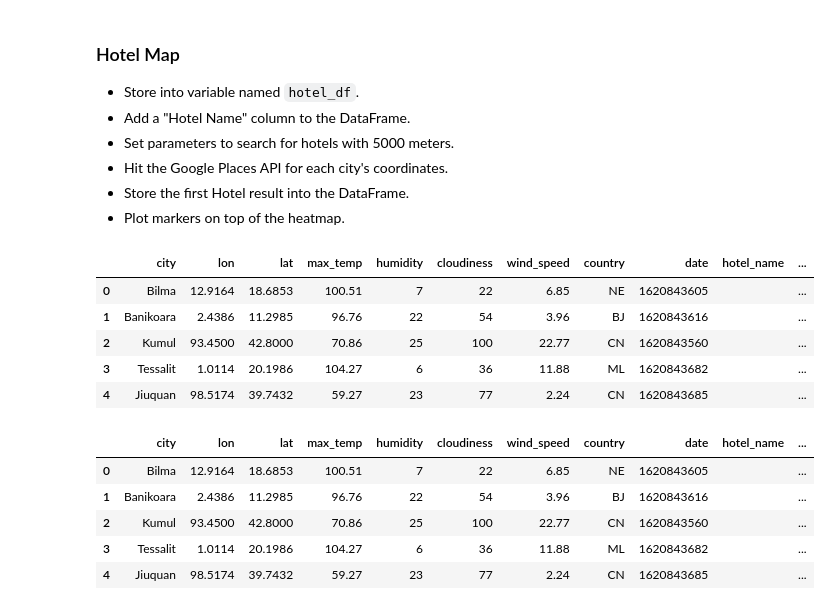
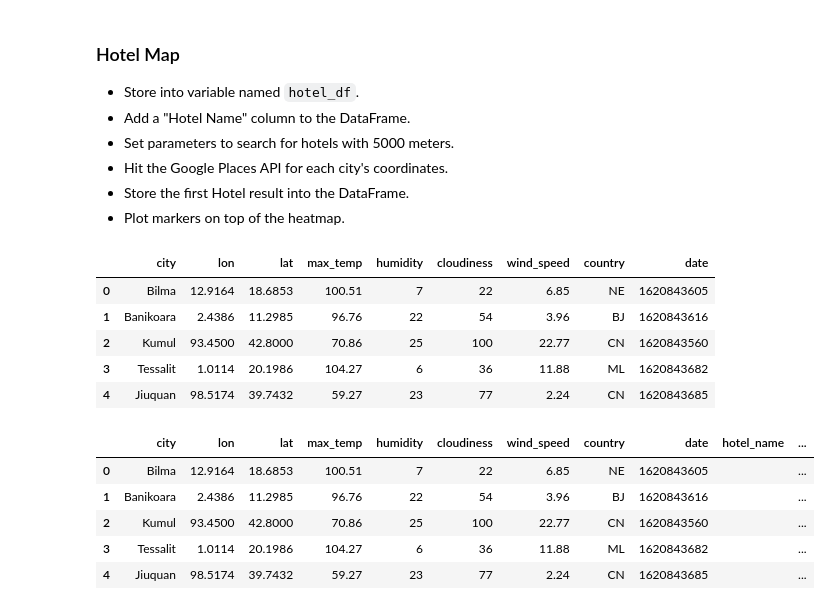
Before and after one commit to jshapi16/api_challenge, a Jupyter notebook: starter_code /VacationPy.ipynb, the cells around one changed output. Saved outputs shown, nothing was run; the diff lists cells and outputs as text; code cells hidden in the pictures.

```diff
--- a/starter_code /VacationPy.ipynb
+++ b/starter_code /VacationPy.ipynb
@@ -109,15 +94,13 @@ See the caveats in the documentation: https://pandas.pydata.org/pandas-docs/stab
 # %%
 df_hotel = pd.DataFrame(vaca_weather)
 df_hotel.head()
-df_hotel.drop('hote_rating', axis='columns', inplace=True)
-df_hotel.head()
 # %% [output]
-|  | city | lon | lat | max_temp | humidity | cloudiness | wind_speed | country | date | hotel_name | ... |
-| 0 | Bilma | 12.9164 | 18.6853 | 100.51 | 7 | 22 | 6.85 | NE | 1620843605 |  | ... |
-| 1 | Banikoara | 2.4386 | 11.2985 | 96.76 | 22 | 54 | 3.96 | BJ | 1620843616 |  | ... |
-| 2 | Kumul | 93.4500 | 42.8000 | 70.86 | 25 | 100 | 22.77 | CN | 1620843560 |  | ... |
-| 3 | Tessalit | 1.0114 | 20.1986 | 104.27 | 6 | 36 | 11.88 | ML | 1620843682 |  | ... |
-| 4 | Jiuquan | 98.5174 | 39.7432 | 59.27 | 23 | 77 | 2.24 | CN | 1620843685 |  | ... |
+|  | city | lon | lat | max_temp | humidity | cloudiness | wind_speed | country | date |
+| 0 | Bilma | 12.9164 | 18.6853 | 100.51 | 7 | 22 | 6.85 | NE | 1620843605 |
+| 1 | Banikoara | 2.4386 | 11.2985 | 96.76 | 22 | 54 | 3.96 | BJ | 1620843616 |
+| 2 | Kumul | 93.4500 | 42.8000 | 70.86 | 25 | 100 | 22.77 | CN | 1620843560 |
+| 3 | Tessalit | 1.0114 | 20.1986 | 104.27 | 6 | 36 | 11.88 | ML | 1620843682 |
+| 4 | Jiuquan | 98.5174 | 39.7432 | 59.27 | 23 | 77 | 2.24 | CN | 1620843685 |
 # %%
 df_hotel['hotel_name'] = ""
 df_hotel['hotel_address'] = ""
```
Also changed, not shown: parts of 8 cells of this notebook, 11 other files.
